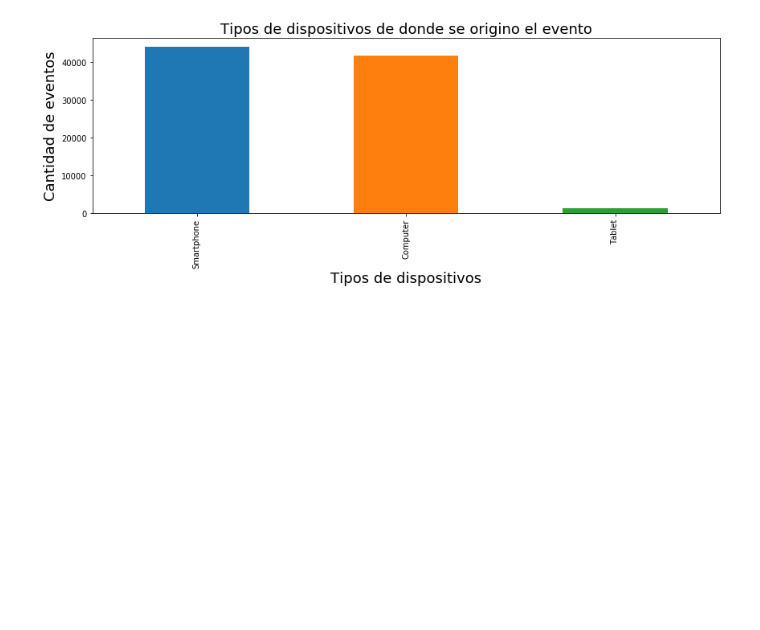
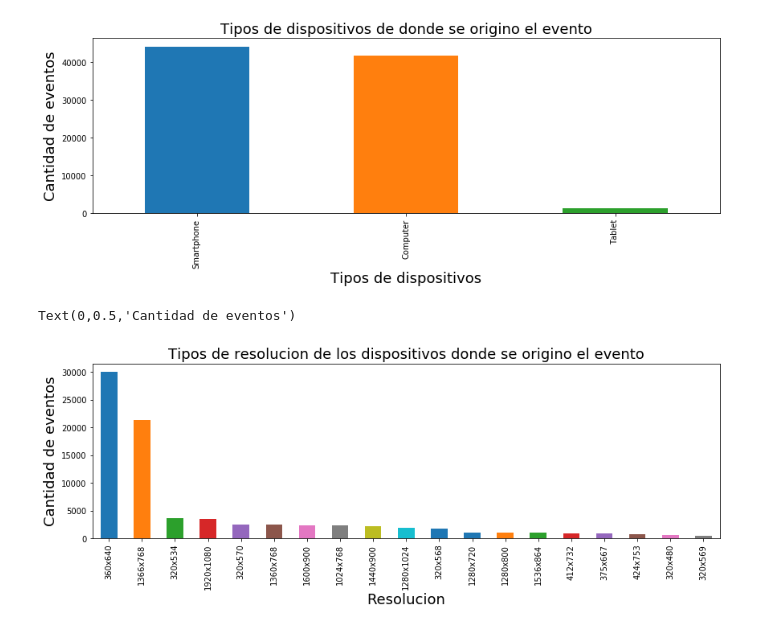
Before and after one commit to MartinCohen98/OrganizacionDeDatosTP1, a Jupyter notebook: AnalisisExploratorioTrocafoneBarbara.ipynb, the cells around one changed output. Drawn from its saved outputs; the diff is of its cells as text; code cells hidden in the pictures; blank space fills up the shorter version.

```diff
--- a/AnalisisExploratorioTrocafoneBarbara.ipynb
+++ b/AnalisisExploratorioTrocafoneBarbara.ipynb
@@ -182,3 +219,14 @@ plotCEL.set_ylabel("Cantidad de eventos", fontsize=18)
 # %% [output]
 Text(0,0.5,'Cantidad de eventos')
 [figure]
+# %%
+#tipos de resoluciones de los dispositivos donde se origino el evento
+dfFiltradoR = df.loc[df['screen_resolution'] != 'NaN', :]
+dfFiltradoR = df.loc[df['screen_resolution'] != 'Unknown', :]
+plotCELR=dfFiltradoR['screen_resolution'].value_counts()[0:19].plot(kind='bar',figsize=(14,4));
+plotCELR.set_title("Tipos de resolucion de los dispositivos donde se origino el evento", fontsize=18)
+plotCELR.set_xlabel("Resolucion",fontsize=18)
+plotCELR.set_ylabel("Cantidad de eventos", fontsize=18)
+# %% [output]
+Text(0,0.5,'Cantidad de eventos')
+[figure, added]
```
Also changed, not shown: parts of 9 cells of this notebook.
